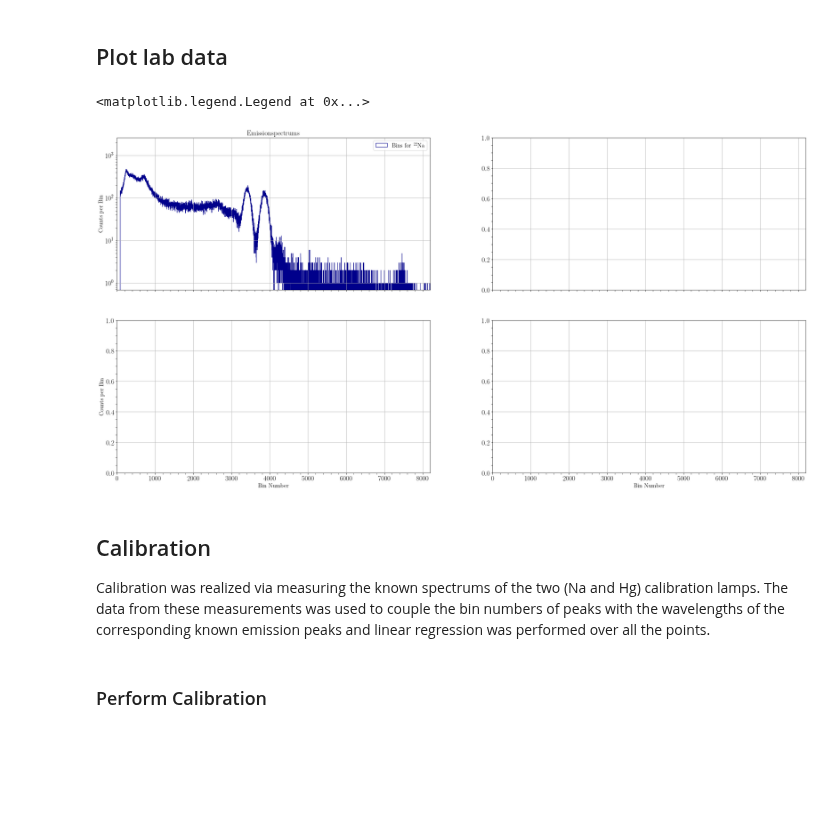
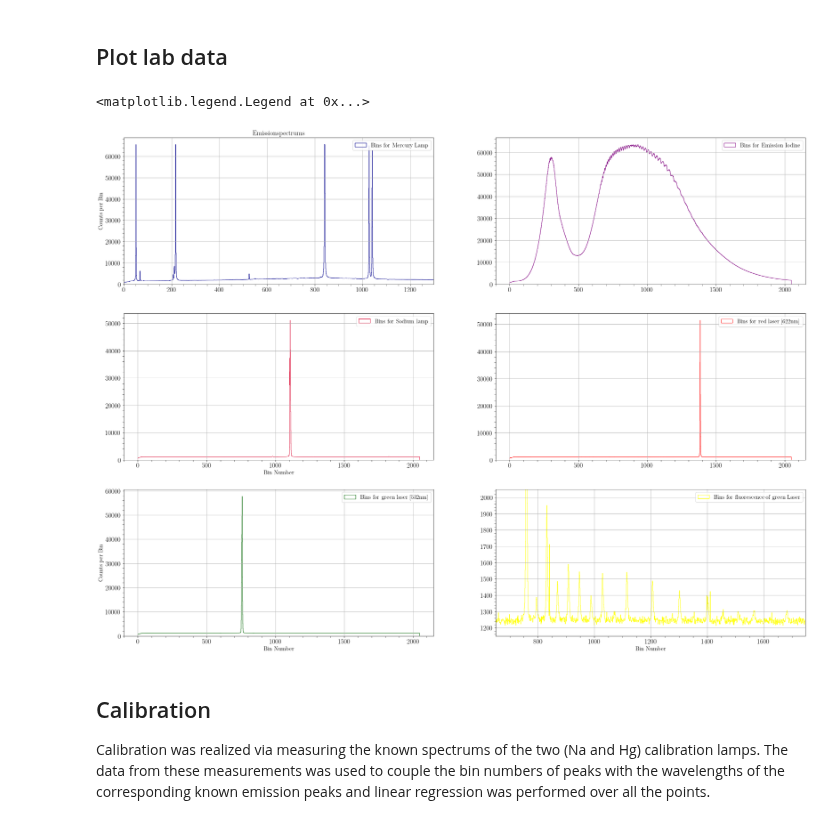
Before and after one commit to MayerPablo/FP, a Jupyter notebook: Jod/Jod.ipynb, the cells around one changed output. Drawn from its saved outputs; the diff is of its cells as text; code cells hidden in the pictures; blank space fills up the shorter version.

```diff
--- a/Jod/Jod.ipynb
+++ b/Jod/Jod.ipynb
@@ -165,44 +185,56 @@ nBinsHg = len(binsHg)
 # %%
 
 
-fig, ax = plt.subplots(2, 2, sharex=True, figsize=(32, 16))
+fig, ax = plt.subplots(3, 2, sharex=False, figsize=(32, 24))
 
 ax[0 ,0].hist(binsHg, bins=nBinsHg, histtype='step', color='darkblue',
-           weights=intensitiesHg, label=r'Bins for $^{22}$Na')
+           weights=intensitiesHg, label=r'Bins for Mercury Lamp')
 
-ax[0, 0].set_xlim([0, nBinsHg])
-ax[0, 0].set_yscale('log')
+ax[0, 0].set_xlim([0, nBinsHg-750])
 
-#ax[1 ,0].hist(bins, bins=nBins, histtype='step', color='crimson',
-           #weights=dataSodium, label=r'Bins for $^{22}$Na')
+ax[1, 0].hist(binsNa, bins=nBinsNa, histtype='step', color='crimson',
+           weights=intensitiesNa, label=r'Bins for Sodium lamp')
 #ax[1, 0].set_xlim([0, nBins])
 #ax[1, 0].set_yscale('log')
 
-#ax[0 ,1].hist(bins, bins=nBins, histtype='step', color='darkgreen',
-           #weights=dataSodium, label=r'Bins for $^{22}$Na')
+ax[0, 1].hist(binsEmission, bins=nBinsEmission, histtype='step', color='purple',
+               weights=intensitiesEmission, label=r'Bins for Emission Iodine')
 #ax[0, 1].set_xlim([0, nBins])
 #ax[0, 1].set_yscale('log')
 
-#ax[1 ,1].hist(bins, bins=nBins, histtype='step', color='orange',
-           #weights=dataSodium, label=r'Bins for $^{22}$Na')
+ax[1, 1].hist(binsRed, bins=nBinsRed, histtype='step', color='red',
+           weights=intensitiesRed, label=r'Bins for red laser [622nm]')
 #ax[1, 1].set_xlim([0, nBins])
 #ax[1, 1].set_yscale('log')
 
+ax[2, 0].hist(binsGreen, bins=nBinsGreen, histtype='step', color='darkgreen',
+           weights=intensitiesGreen, label=r'Bins for green laser [532nm]')
+
+ax[2, 1].hist(binsFluor, bins=nBinsFluor, histtype='step', color='yellow',
+           weights=intensitiesFluor, label=r'Bins for fluorescence of green Laser')
+
+ax[2, 1].set_xlim([650, nBinsFluor-300])
+ax[2, 1].set_ylim([1150, 2050])
+#ax[1, 1].set_yscale('log')
 
 ax[0, 0].set(title=r'Emissionspectrums')
 ax[0, 0].set(ylabel=r'Counts per Bin')
-ax[1, 0].set(xlabel=r'Bin Number', ylabel=r'Counts per Bin')
-ax[1, 1].set(xlabel=r'Bin Number')
+ax[1, 0].set(xlabel=r'Bin Number')
+ax[2, 0].set(xlabel=r'Bin Number', ylabel=r'Counts per Bin')
+ax[2, 1].set(xlabel=r'Bin Number')
 
 
 ax[0, 0].legend()
+ax[1, 0].legend()
+ax[2, 0].legend()
+ax[0, 1].legend()
+ax[1, 1].legend()
+ax[2, 1].legend()
 
 #fig.savefig("Kalibratrionsspektren.pdf")
 # %% [output]
 <matplotlib.legend.Legend at 0x...>
-[figure, old version]
+[figure, new version]
 # %% [markdown]
 ## Calibration
 Calibration was realized via measuring the known spectrums of the two (Na and Hg) calibration lamps. The data from these measurements was used to couple the bin numbers of peaks with the wavelengths of the corresponding known emission peaks and  linear regression was performed over all the points.
-# %% [markdown]
-### Perform Calibration
```
Also changed, not shown: parts of 6 cells of this notebook, 14 other files.
